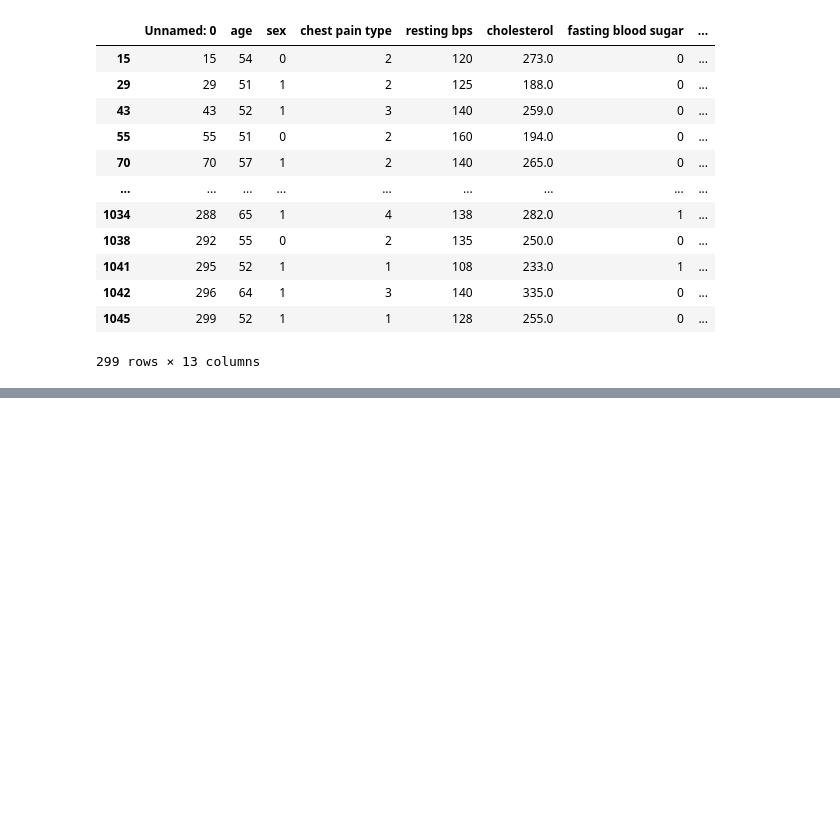
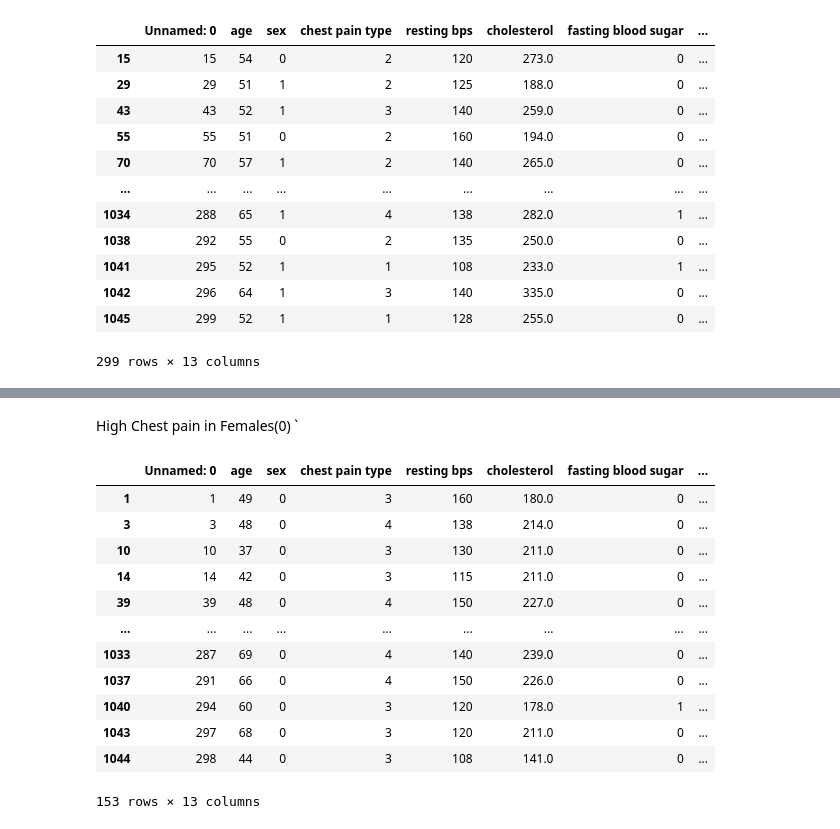
Before and after one commit to Astro0re/Data, a Jupyter notebook: Heart Disease/Heart Disease analysis.ipynb, the cells around one changed output, grey strips where cells are left out. Cells and saved outputs as stored; diff of their text form; code cells hidden in the pictures; blank space fills up the shorter version.

```diff
--- a/Heart Disease/Heart Disease analysis.ipynb
+++ b/Heart Disease/Heart Disease analysis.ipynb
@@ -237,0 +270,18 @@ TypeError: cannot do slice indexing on RangeIndex with these indexers [age] of t
+# %% [markdown]
+High Chest pain in Females(0) `
+# %%
+Hrt[(Hrt['sex'] == 0 ) & (Hrt['chest pain type'] >= 3 ) ]
+# %% [output]
+|  | Unnamed: 0 | age | sex | chest pain type | resting bps | cholesterol | fasting blood sugar | ... |
+| 1 | 1 | 49 | 0 | 3 | 160 | 180.0 | 0 | ... |
+| 3 | 3 | 48 | 0 | 4 | 138 | 214.0 | 0 | ... |
+| 10 | 10 | 37 | 0 | 3 | 130 | 211.0 | 0 | ... |
+| 14 | 14 | 42 | 0 | 3 | 115 | 211.0 | 0 | ... |
+| 39 | 39 | 48 | 0 | 4 | 150 | 227.0 | 0 | ... |
+| ... | ... | ... | ... | ... | ... | ... | ... | ... |
+| 1033 | 287 | 69 | 0 | 4 | 140 | 239.0 | 0 | ... |
+| 1037 | 291 | 66 | 0 | 4 | 150 | 226.0 | 0 | ... |
+| 1040 | 294 | 60 | 0 | 3 | 120 | 178.0 | 1 | ... |
+| 1043 | 297 | 68 | 0 | 3 | 120 | 211.0 | 0 | ... |
+| 1044 | 298 | 44 | 0 | 3 | 108 | 141.0 | 0 | ... |
+153 rows × 13 columns
```
Also changed, not shown: parts of 6 cells of this notebook.
